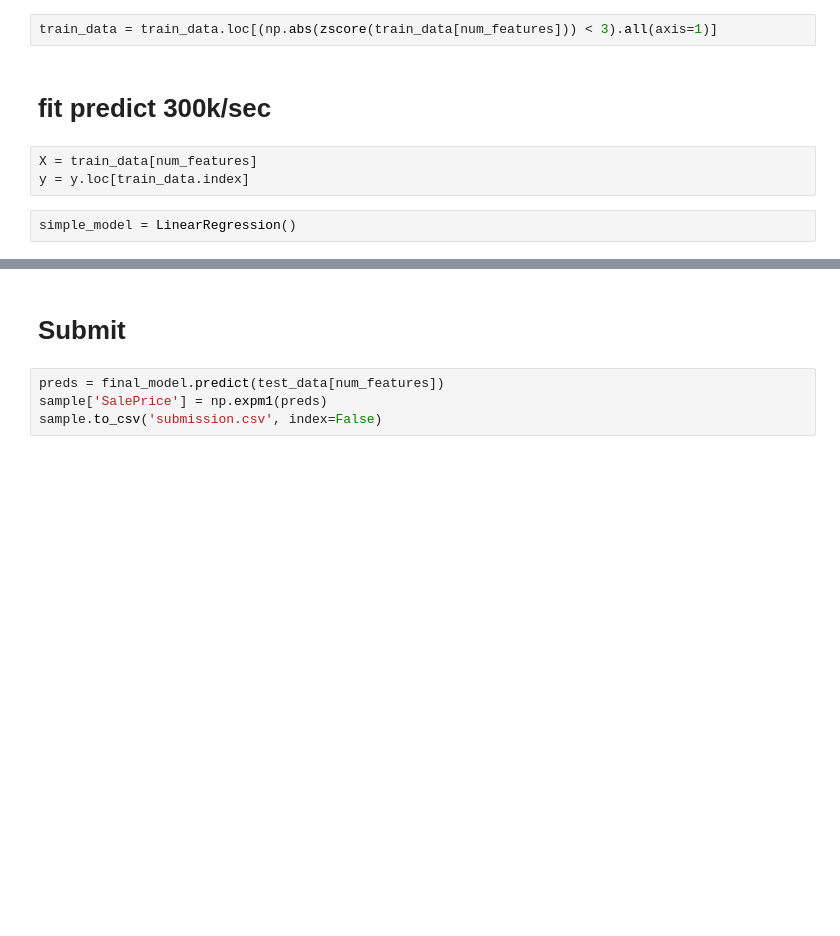
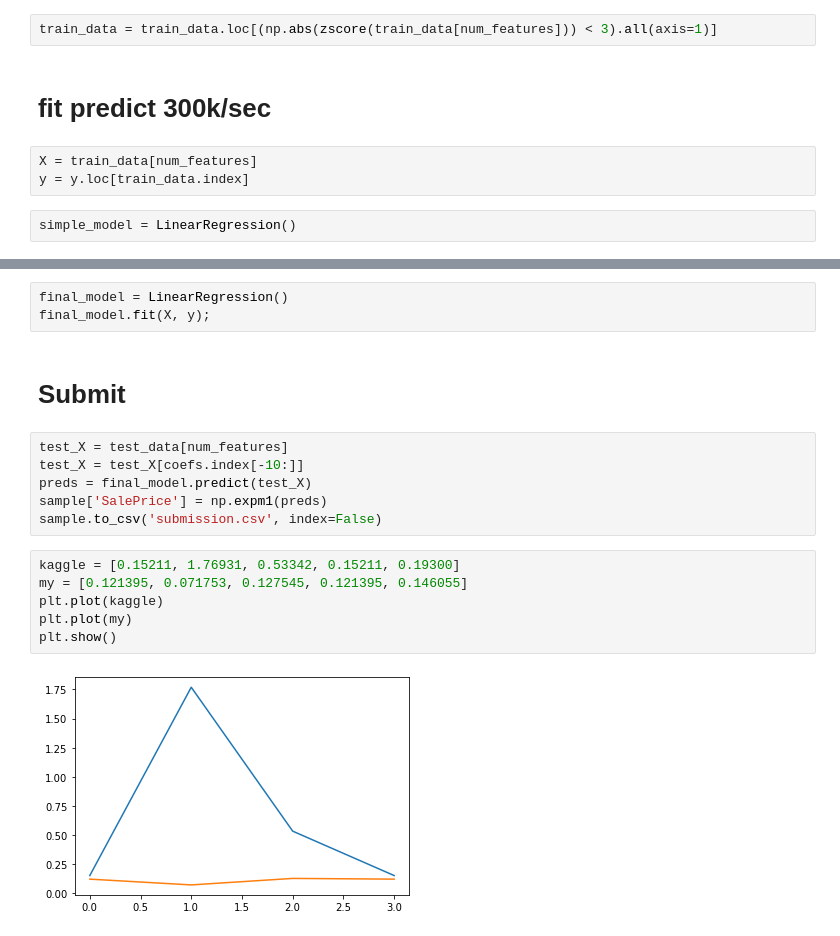
Before and after one commit to OrionChocoPie/machine-learning-mipt, a Jupyter notebook: 01 house-prices-advanced-regression-techniques/house-price-with-linreg.ipynb, the cells around one changed output, grey strips where cells are left out. Drawn from its saved outputs; the diff is of its cells as text; blank space fills up the shorter version.

```diff
--- a/01 house-prices-advanced-regression-techniques/house-price-with-linreg.ipynb
+++ b/01 house-prices-advanced-regression-techniques/house-price-with-linreg.ipynb
@@ -170,6 +210,19 @@ final_model = simple_model
+# %%
+final_model = LinearRegression()
+final_model.fit(X, y);
 # %% [markdown]
 # Submit
 # %%
-preds = final_model.predict(test_data[num_features])
+test_X = test_data[num_features]
+test_X = test_X[coefs.index[-10:]]
+preds = final_model.predict(test_X)
 sample['SalePrice'] = np.expm1(preds)
 sample.to_csv('submission.csv', index=False)
+# %%
+kaggle = [0.15211, 1.76931, 0.53342, 0.15211, 0.19300]
+my = [0.121395, 0.071753, 0.127545, 0.121395, 0.146055]
+plt.plot(kaggle)
+plt.plot(my)
+plt.show()
+# %% [output]
+[figure, added]
```
Also changed, not shown: parts of 19 cells of this notebook, 1 other file.
